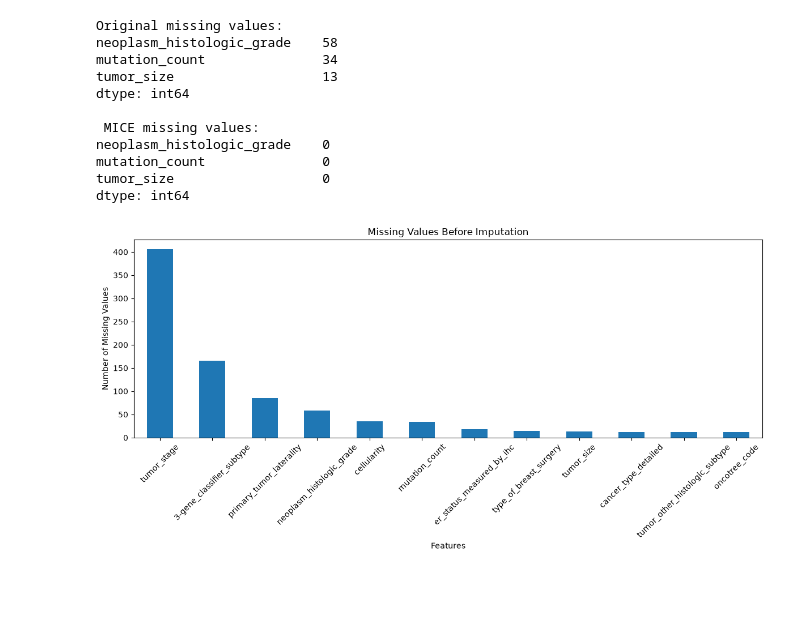
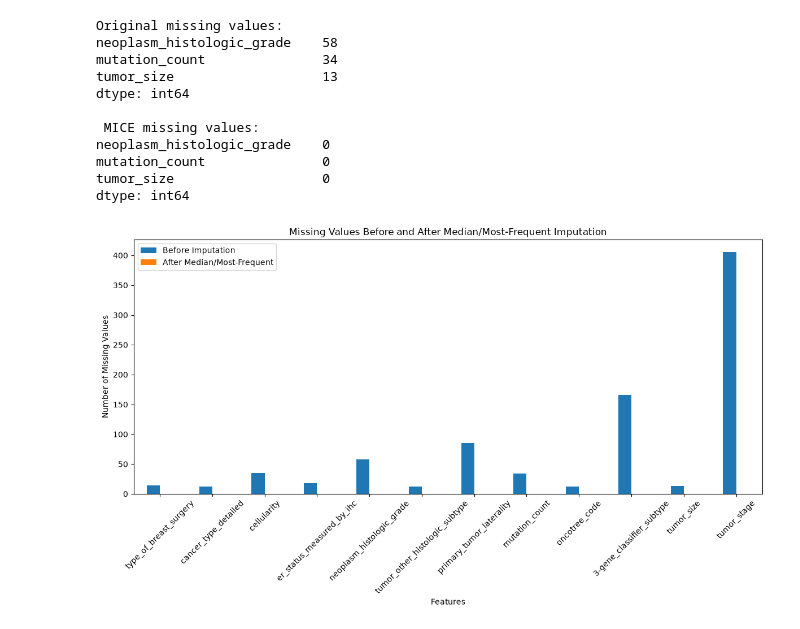
Before and after one commit to uroojzaidi709/cancer-risk-explainable-ml, a Jupyter notebook: notebooks/02_preprocessing.ipynb, the cells around one changed output. Drawn from its saved outputs; the diff is of its cells as text; code cells hidden in the pictures; blank space fills up the shorter version.

Commit message:
Add imputation comparison analysis

```diff
--- a/notebooks/02_preprocessing.ipynb
+++ b/notebooks/02_preprocessing.ipynb
@@ -290,15 +252,21 @@ dtype: int64
 # %%
 missing_before = X_train.isnull().sum()
 missing_before = missing_before[missing_before > 0]
 
-plt.figure(figsize=(12, 6))
-missing_before.sort_values(ascending=False).plot(kind='bar')
+missing_after_median = X_train_imputed.isnull().sum()
 
-plt.title('Missing Values Before Imputation')
+comparison_median = pd.DataFrame({
+    'Before Imputation': missing_before,
+    'After Median/Most-Frequent': missing_after_median[missing_before.index]
+})
+
+comparison_median.plot(kind='bar', figsize=(12, 7))
+
+plt.title('Missing Values Before and After Median/Most-Frequent Imputation')
 plt.xlabel('Features')
 plt.ylabel('Number of Missing Values')
 plt.xticks(rotation=45)
 plt.tight_layout()
 plt.show()
 # %% [output]
-[figure, old version]
+[figure, new version]
```
Also changed, not shown: parts of 2 cells of this notebook.
